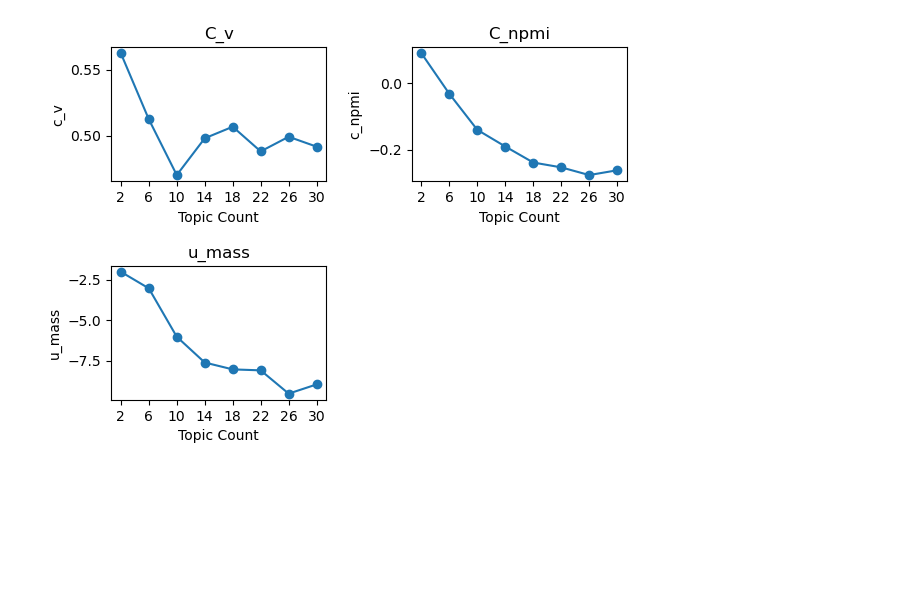
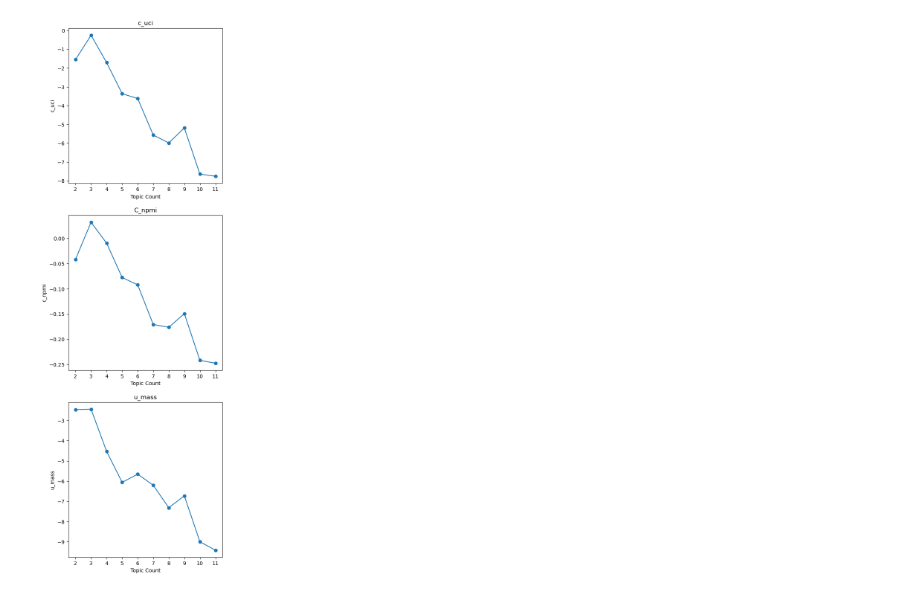
Before and after one commit to ABCD-EDU/LDA-ph-inflation, a Jupyter notebook: LDA_w_metrics.ipynb, the cells around one changed output. Cells and saved outputs as stored; diff of their text form; code cells hidden in the pictures; blank space fills up the shorter version.

```diff
--- a/LDA_w_metrics.ipynb
+++ b/LDA_w_metrics.ipynb
@@ -103,20 +130,6 @@ def compute_jaccard_similarity_values(model_list):
       jaccard_scores.append(pairwise_jaccard_diversity(all_topics, 6))
 
    return jaccard_scores
-# %%
-# A method for computing different coherence values(c_v, c_npmi, u_mass) of all models with different number of topics.
-
-from gensim.models import CoherenceModel
-
-def compute_coherence_values(model, dictionary,  texts):
-   all_coherence_values ={}
-   coherence_types = ["c_v", "c_npmi", "u_mass"]
-   coherence_values = []
-   for coherence_type in coherence_types:
-      coherence_model = CoherenceModel(model=model, texts=texts, dictionary=dictionary, coherence=coherence_type)
-      coherence_values.append(coherence_model.get_coherence())
-
-   return coherence_values
 # %%
 import concurrent.futures as cf
 import itertools
@@ -129,8 +142,8 @@ with cf.ThreadPoolExecutor(max_workers=workers) as executor:
     for n in executor.map(compute_coherence_values, all_model_list, itertools.repeat(dict_), itertools.repeat(clean_corpus)):
         all_coherence_values.append(n)
 # %%
-all_coherence_values_temp = {"c_v":[], "c_npmi":[], "u_mass":[]}
-coherence_types = ["c_v", "c_npmi", "u_mass"]
+all_coherence_values_temp = {"c_uci":[], "c_npmi":[], "u_mass":[]}
+coherence_types = ["c_uci", "c_npmi", "u_mass"]
 for coherence_values in all_coherence_values:
    for index,coherence_type in enumerate(coherence_types):
       all_coherence_values_temp[coherence_type].append(coherence_values[index])
@@ -142,35 +155,39 @@ all_coherence_values = all_coherence_values_temp
 # %%
+# Plots the coherence scores for each coherence value types. The x axis is the number of topics
+# while the y axis is for the coherence score where the higher the value is the better.
+
+
 import matplotlib.pyplot as plt
 
-limit=32; start=2; step=4
+
 x =[i for i in range(start, limit, step)]
 
-coherence_types = ["c_v", "c_npmi", "u_mass"]
+coherence_types = ["c_uci", "c_npmi", "u_mass"]
 
-fig, axs = plt.subplots(2,2)
-axs[0,0].plot(np.array(x), np.array(all_coherence_values["c_v"]), marker='o', label="c_v")
-axs[0, 0].set_title("C_v")
-# axs.xlim(2, 32)
-# axs.xlim(xmin=2,xmax=32)
-axs[0,1].plot(x, all_coherence_values["c_npmi"], marker='o', label="c_npmi")
-axs[0, 1].set_title("C_npmi")
-axs[1,0].plot(x, all_coherence_values["u_mass"], marker='o', label="u_mass")
-axs[1, 0].set_title("u_mass")
-fig.delaxes(axs[1][1])
+fig, axs = plt.subplots(3,1)
+fig.set_size_inches(5.5, 15.5)
+axs[0,].plot(np.array(x), np.array(all_coherence_values["c_uci"]), marker='o', label="c_uci")
+axs[0, ].set_title("c_uci")
+
+axs[1,].plot(x, all_coherence_values["c_npmi"], marker='o', label="c_npmi")
+axs[1, ].set_title("C_npmi")
+axs[2,].plot(x, all_coherence_values["u_mass"], marker='o', label="u_mass")
+axs[2, ].set_title("u_mass")
+# fig.delaxes(axs[1][1])
 fig.tight_layout(pad=3.0)
 
 for i,ax in enumerate(axs.flat):
    if i ==3:
       break
    ax.set(xlabel='Topic Count', ylabel=coherence_types[i])
    ax.set_xticks(x)
    ax.set_xticklabels(x)
 
 
 # for coherence_type in coherence_types:
 #    ax.plot(x, all_coherence_values[coherence_type], marker='o', label=coherence_type)
 # %% [output]
-[figure, old version]
+[figure, new version]
 # %%
 plt.plot(x,  all_perplexity_values, marker='o')
 plt.xlabel('Topic Count')
```
Also changed, not shown: parts of 15 cells of this notebook, 6 other files.
